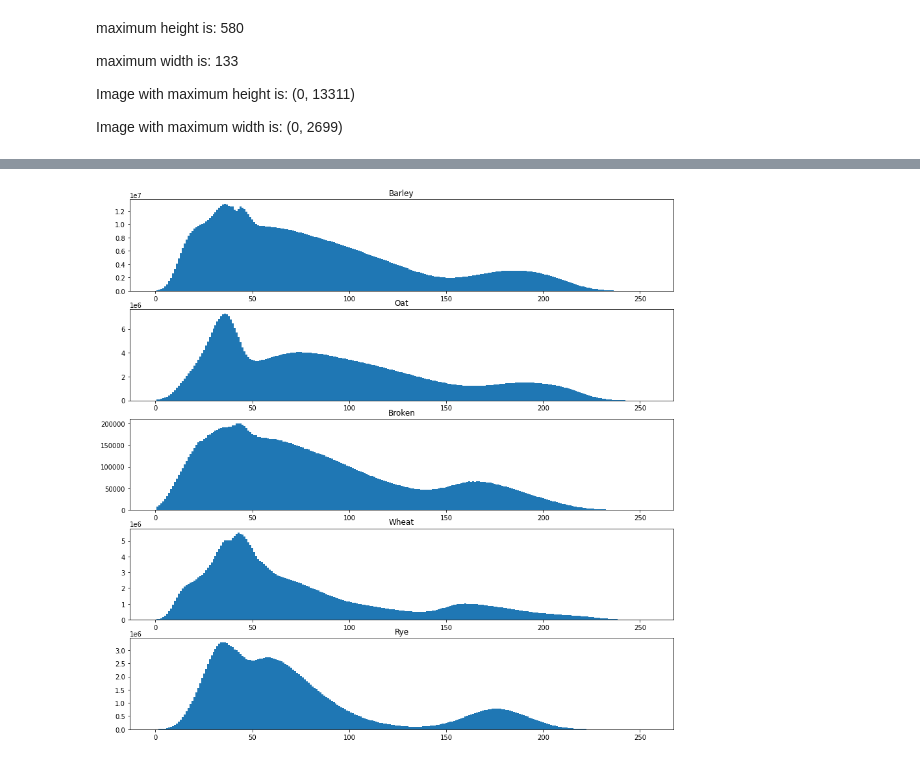
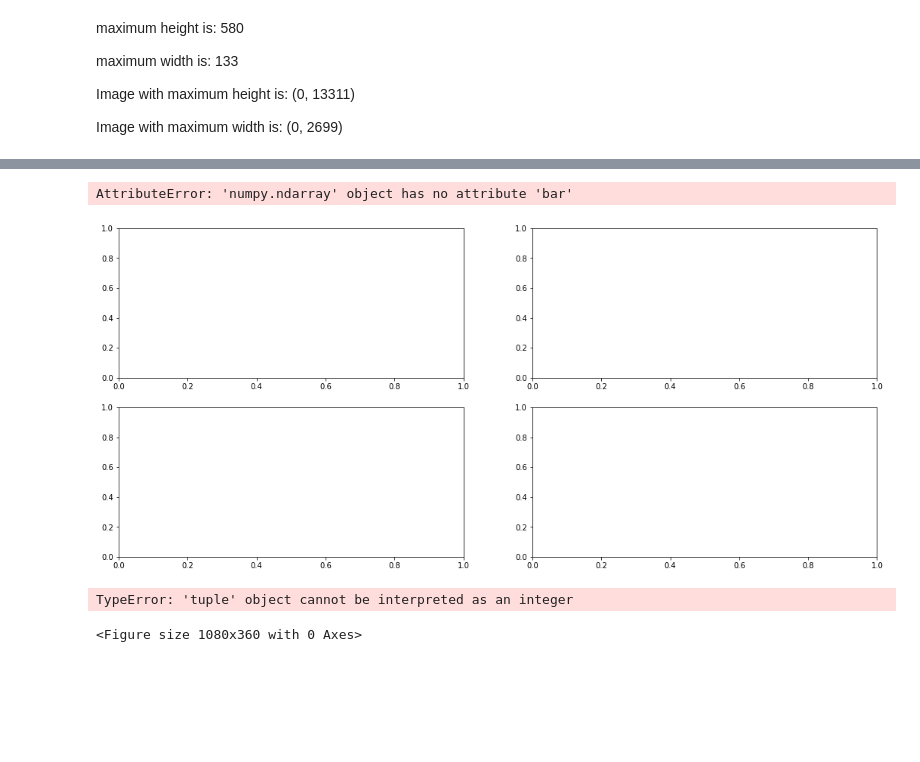
Before and after one commit to Ersboll/Using-Deep-Learning-to-classify-grain-kernels-and-grain-damages, a Jupyter notebook: src/misc-fig-plots.ipynb, the cells around one changed output, grey strips where cells are left out. Drawn from its saved outputs; the diff is of its cells as text; code cells hidden in the pictures; blank space fills up the shorter version.

```diff
--- a/src/misc-fig-plots.ipynb
+++ b/src/misc-fig-plots.ipynb
@@ -33,8 +7,0 @@ classes
-# %%
-all_file_names = []
-for folder in classes:
-    all_file_names.append(os.listdir('../data/'+folder))
-
-for i in range(len(all_file_names)):
-    for j in range(len(all_file_names[i])):
-        all_file_names[i][j] = classes[i]+'/'+all_file_names[i][j]
@@ -225,19 +169,43 @@ for i in range(wheat_hist.shape[1]):
 all_rye = np.zeros(255)
 for i in range(rye_hist.shape[1]):
     all_rye = all_rye + rye_hist[:,i]
-# %%
-fig,axes = plt.subplots(5,1,figsize=(15,15))
-axes[0].bar(np.arange(0,255),all_bar, width=1)
-axes[0].set_title("Barley")
-axes[1].bar(np.arange(0,255),all_oat, width=1)
-axes[1].set_title("Oat")
-axes[2].bar(np.arange(0,255),all_bro, width=1)
-axes[2].set_title("Broken")
-axes[3].bar(np.arange(0,255),all_whe, width=1)
-axes[3].set_title("Wheat")
-axes[4].bar(np.arange(0,255),all_rye, width=1)
-axes[4].set_title("Rye")
-fig.savefig("Intensity_distribution")
-fig.show()
-# %% [output]
-[figure, removed]
+# %%
+#Norming
+#for i in range(255):
+#    int_min = np.min([all_bar[i], all_bro[i], all_oat[i], all_bro[i], all_whe[i], all_rye[i]])
+#    int_max = np.max([all_bar[i], all_bro[i], all_oat[i], all_bro[i], all_whe[i], all_rye[i]])
+#    [(array - int_min) / (int_max - int_min) for array in [all_bar[i], all_oat[i], all_bro[i], all_whe[i], all_rye[i]]]
+bins = 5
+all_bar = all_bar[:-5].reshape(-1, bins).mean(axis=1)
+all_bro = all_bro[:-5].reshape(-1, bins).mean(axis=1)
+all_oat = all_oat[:-5].reshape(-1, bins).mean(axis=1)
+all_whe = all_whe[:-5].reshape(-1, bins).mean(axis=1)
+all_rye = all_rye[:-5].reshape(-1, bins).mean(axis=1)
+# %%
+bins = 5
+alpha = 0.9
+width = 0.5
+linewidth = 0.5
+edgecolor = 'k'
+color='w'
+
+fig,axes = plt.subplots(2,2, figsize=(18,8))
+axes[0].bar(np.arange(0,bins*10),all_oat / np.linalg.norm(all_oat), align='edge', linewidth=-linewidth, width=width, color='r', edgecolor=edgecolor, alpha=0.4)
+axes[1].bar(np.arange(0,bins*10),all_rye / np.linalg.norm(all_rye), align='edge', linewidth=linewidth, width=width, color='g', edgecolor=edgecolor, alpha=0.4)
+axes[2].bar(np.arange(0,bins*10),all_bar / np.linalg.norm(all_bar), linewidth=linewidth, width=width, color='b', edgecolor=edgecolor, alpha=0.4)
+axes[3].bar(np.arange(0,bins*10),all_bro / np.linalg.norm(all_bro), align='edge', linewidth=1, width=width, color=color, edgecolor='xkcd:purple', alpha=alpha)
+
+
+#axes.bar(np.arange(0,bins*10),all_whe / np.linalg.norm(all_whe), align='edge', linewidth=1, width=width,color=color, edgecolor='xkcd:green', alpha=0.5)
+
+#fig.savefig("Intensity_distribution")
+fig.show()
+# %% [output]
+AttributeError: 'numpy.ndarray' object has no attribute 'bar'
+[figure, added]
+# %%
+fig, axes = plt.subplots((2,2), figsize=(15,5))
+plt.add_subplot()
+# %% [output]
+TypeError: 'tuple' object cannot be interpreted as an integer
+<Figure size 1080x360 with 0 Axes>
```
Also changed, not shown: parts of 22 cells of this notebook, 4 other files.
